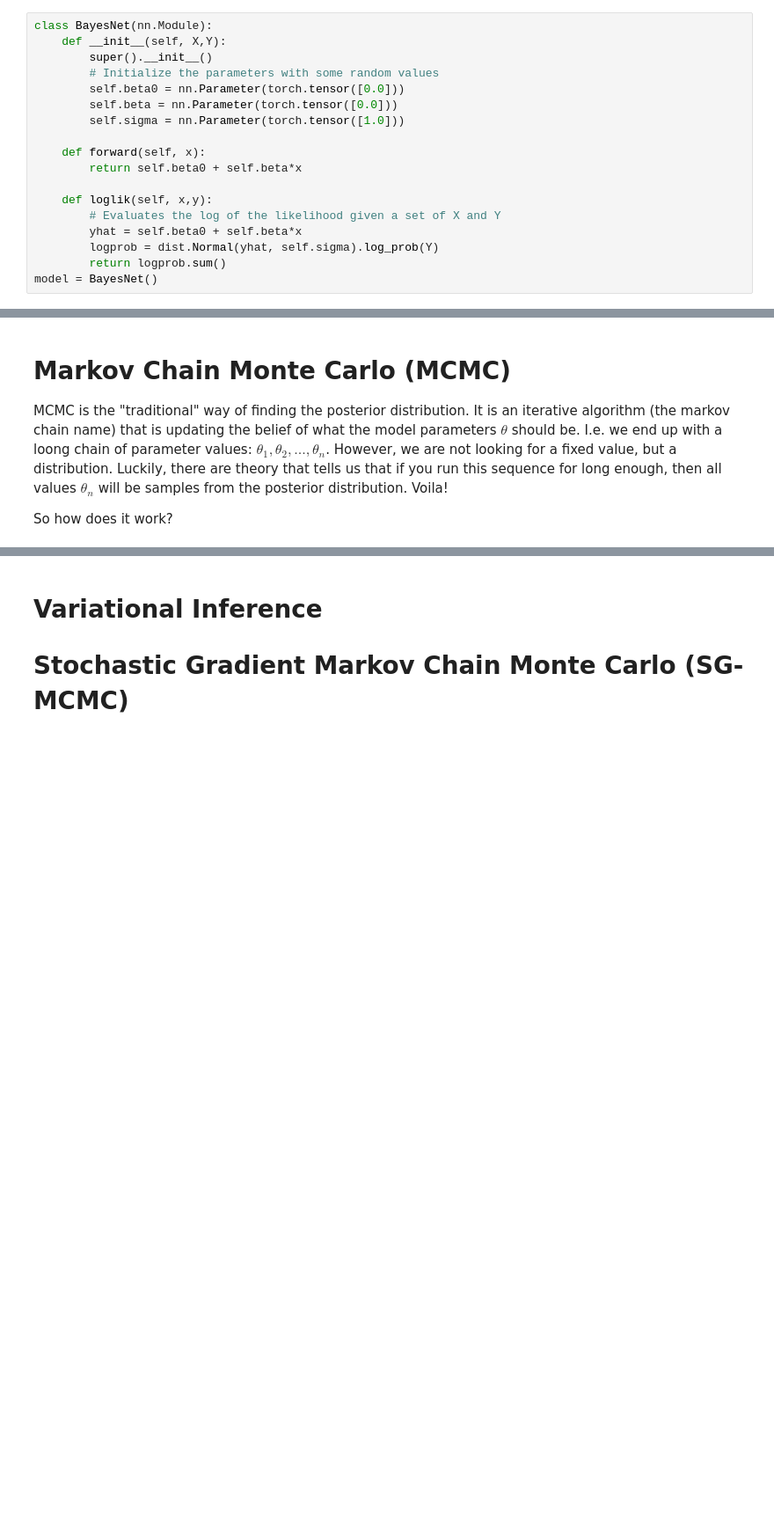
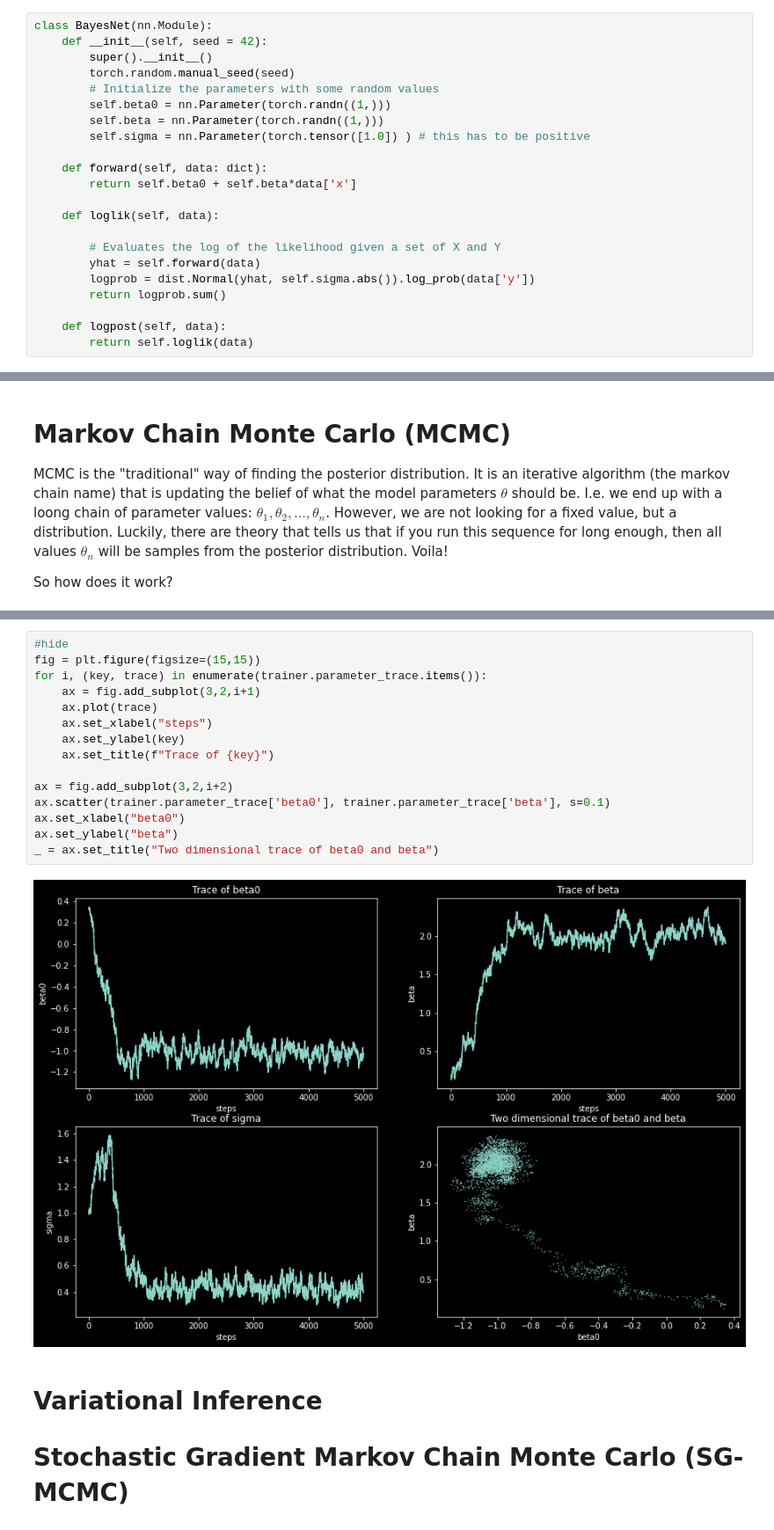
Before and after one commit to simeneide/blog-old, a Jupyter notebook: _notebooks/2020-11-06-bayesian-deep-learning.ipynb, the cells around one changed output, grey strips where cells are left out. Shown at 88% size. Cells and saved outputs as stored; diff of their text form; blank space fills up the shorter version.

```diff
--- a/_notebooks/2020-11-06-bayesian-deep-learning.ipynb
+++ b/_notebooks/2020-11-06-bayesian-deep-learning.ipynb
@@ -73,18 +79,22 @@ $$
 # %%
 class BayesNet(nn.Module):
-    def __init__(self, X,Y):
+    def __init__(self, seed = 42):
         super().__init__()
+        torch.random.manual_seed(seed)
         # Initialize the parameters with some random values
-        self.beta0 = nn.Parameter(torch.tensor([0.0]))
-        self.beta = nn.Parameter(torch.tensor([0.0]))
-        self.sigma = nn.Parameter(torch.tensor([1.0]))
+        self.beta0 = nn.Parameter(torch.randn((1,)))
+        self.beta = nn.Parameter(torch.randn((1,)))
+        self.sigma = nn.Parameter(torch.tensor([1.0]) ) # this has to be positive
 
-    def forward(self, x):
-        return self.beta0 + self.beta*x
+    def forward(self, data: dict):
+        return self.beta0 + self.beta*data['x']
 
-    def loglik(self, x,y):
+    def loglik(self, data):
+
         # Evaluates the log of the likelihood given a set of X and Y
-        yhat = self.beta0 + self.beta*x
-        logprob = dist.Normal(yhat, self.sigma).log_prob(Y)
+        yhat = self.forward(data)
+        logprob = dist.Normal(yhat, self.sigma.abs()).log_prob(data['y'])
         return logprob.sum()
-model = BayesNet()
+
+    def logpost(self, data):
+        return self.loglik(data)
@@ -139,3 +221,20 @@ But what about that second term? What if we actually dont improve? Looking at th
+# %%
+#hide
+fig = plt.figure(figsize=(15,15))
+for i, (key, trace) in enumerate(trainer.parameter_trace.items()):
+    ax = fig.add_subplot(3,2,i+1)
+    ax.plot(trace)
+    ax.set_xlabel("steps")
+    ax.set_ylabel(key)
+    ax.set_title(f"Trace of {key}")
+
+ax = fig.add_subplot(3,2,i+2)
+ax.scatter(trainer.parameter_trace['beta0'], trainer.parameter_trace['beta'], s=0.1)
+ax.set_xlabel("beta0")
+ax.set_ylabel("beta")
+_ = ax.set_title("Two dimensional trace of beta0 and beta")
+# %% [output]
+[figure, added]
 # %% [markdown]
 # Variational Inference
 
```
Also changed, not shown: parts of 9 cells of this notebook.
